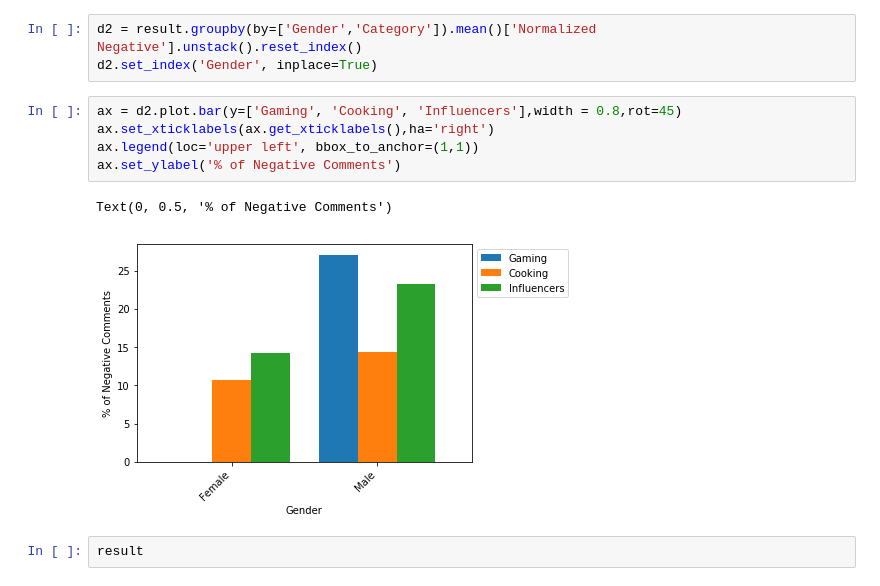
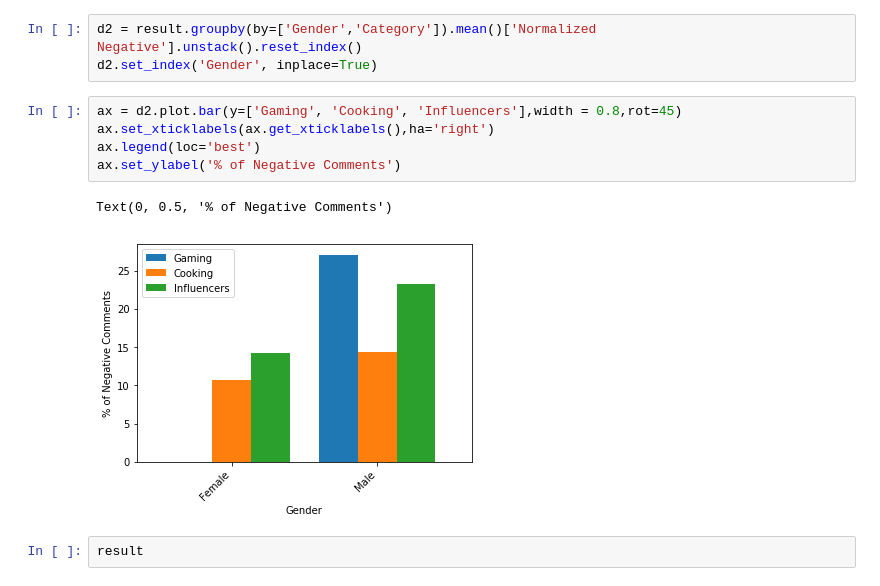
Before and after one commit to jivers-ucsd/ECE-229-Project---Group-7, a Jupyter notebook: plotting/graph influencers.ipynb, the cells around one changed output. Cells and saved outputs as stored; diff of their text form.

```diff
--- a/plotting/graph influencers.ipynb
+++ b/plotting/graph influencers.ipynb
@@ -183,11 +187,11 @@ d2.set_index('Gender', inplace=True)
 # %%
 ax = d2.plot.bar(y=['Gaming', 'Cooking', 'Influencers'],width = 0.8,rot=45)
 ax.set_xticklabels(ax.get_xticklabels(),ha='right')
-ax.legend(loc='upper left', bbox_to_anchor=(1,1))
+ax.legend(loc='best')
 ax.set_ylabel('% of Negative Comments')
 # %% [output]
 Text(0, 0.5, '% of Negative Comments')
-[figure, old version]
+[figure, new version]
 # %%
 result
 # %% [output]
```
Also changed, not shown: parts of 6 cells of this notebook.
